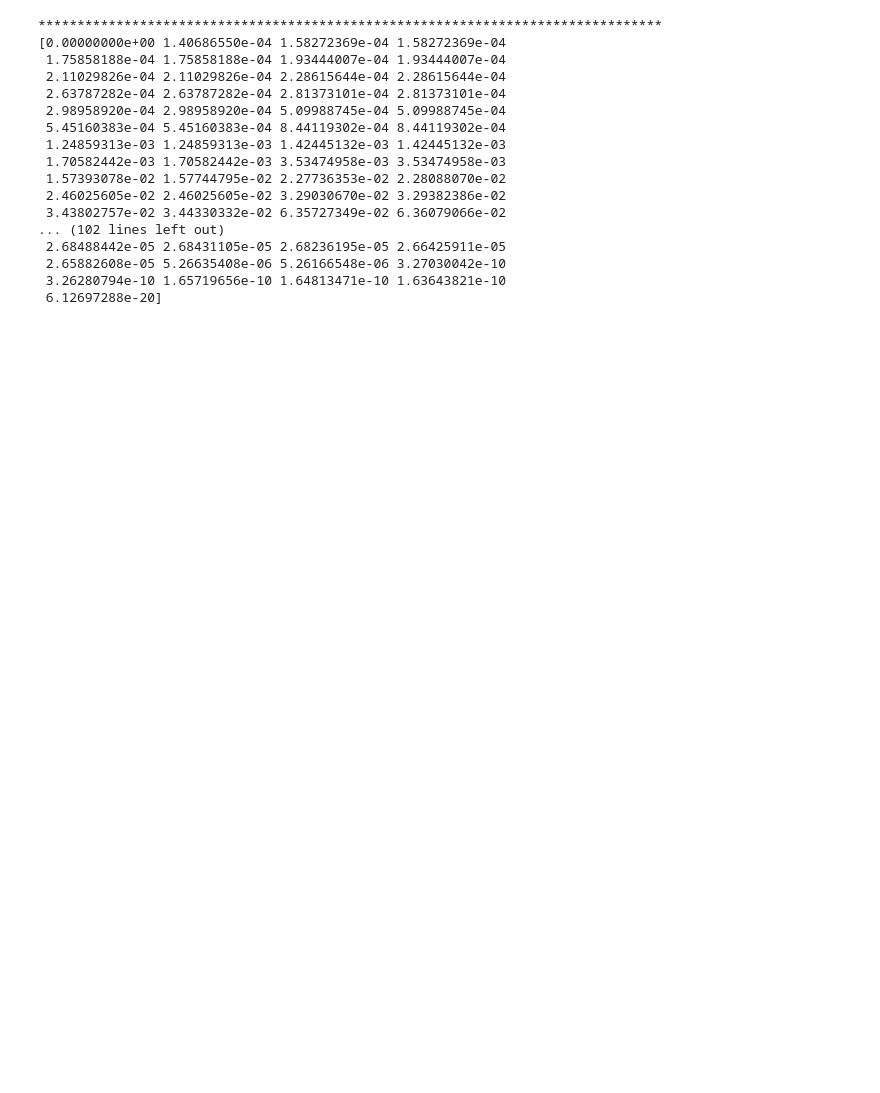
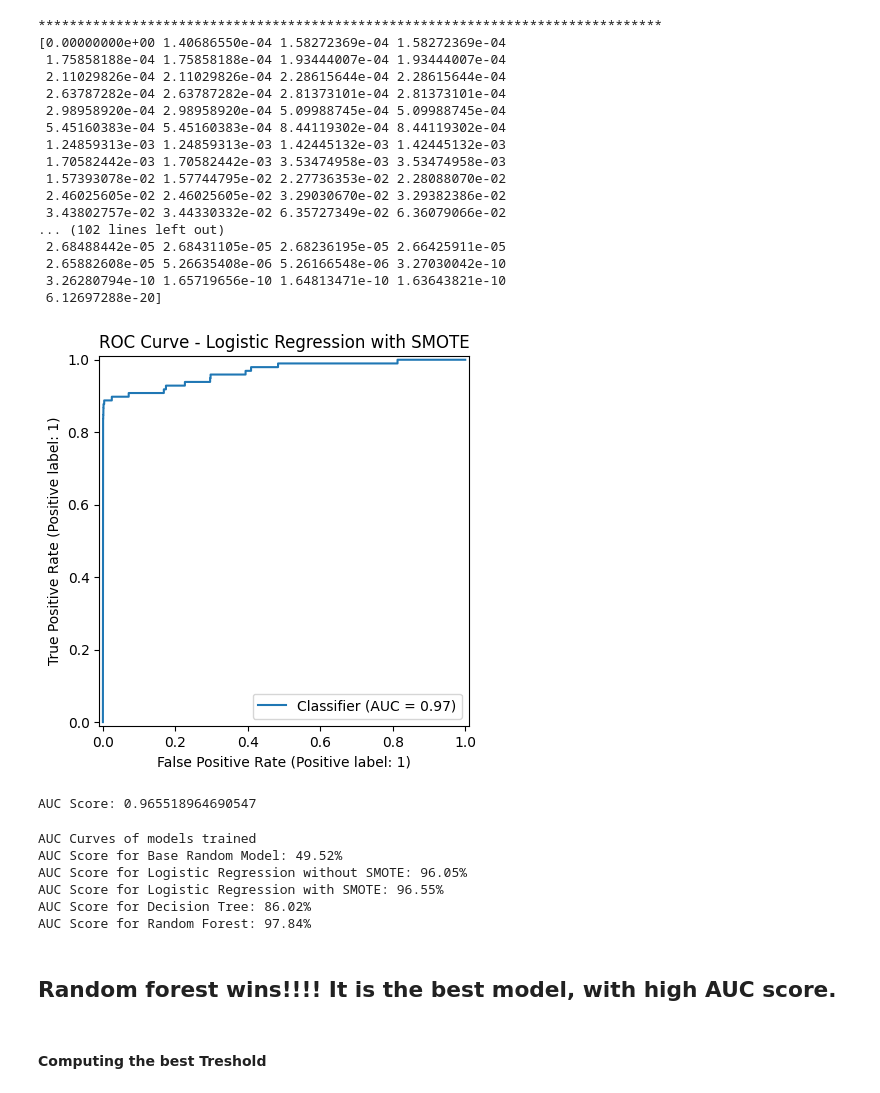
Before and after one commit to VeenaKodimala/Certificate-Program-in-AIML-IIT-Patna, a Jupyter notebook: MODULE 2 - CLASSICAL ML/Logistic Regression/Model_CreditCardFraud.ipynb, the cells around one changed output. Drawn from its saved outputs; the diff is of its cells as text; code cells hidden in the pictures; blank space fills up the shorter version.

Commit message:
AUC ROC Curve

```diff
--- a/MODULE 2 - CLASSICAL ML/Logistic Regression/Model_CreditCardFraud.ipynb
+++ b/MODULE 2 - CLASSICAL ML/Logistic Regression/Model_CreditCardFraud.ipynb
@@ -888,3 +889,37 @@ print(tresholdSmote)
  2.65882608e-05 5.26635408e-06 5.26166548e-06 3.27030042e-10
  3.26280794e-10 1.65719656e-10 1.64813471e-10 1.63643821e-10
  6.12697288e-20]
+# %%
+RocCurveDisplay.from_predictions(yTest,yProbaLgSmt)
+py.title("ROC Curve - Logistic Regression with SMOTE")
+py.show()
+# %% [output]
+[figure, added]
+# %%
+aucScore = roc_auc_score(yTest,yProbaLgSmt)
+print(f"AUC Score: {aucScore}")
+# %% [output]
+AUC Score: 0.965518964690547
+# %%
+print("AUC Curves of models trained")
+
+models=[("Base Random Model",yProbaRndm),
+        ("Logistic Regression without SMOTE",yProbaBase),
+        ("Logistic Regression with SMOTE",yProbaLgSmt),
+        ("Decision Tree",yProbaDesc),
+        ("Random Forest",yProbaRndmFrst)]
+
+for name,proba in models:
+    aucScore = roc_auc_score(yTest,proba)
+    print(f"AUC Score for {name}: {aucScore:.2%}")
+# %% [output]
+AUC Curves of models trained
+AUC Score for Base Random Model: 49.52%
+AUC Score for Logistic Regression without SMOTE: 96.05%
+AUC Score for Logistic Regression with SMOTE: 96.55%
+AUC Score for Decision Tree: 86.02%
+AUC Score for Random Forest: 97.84%
+# %% [markdown]
+## Random forest wins!!!! It is the best model, with high AUC score.
+# %% [markdown]
+#### Computing the best Treshold
```
Also changed, not shown: parts of 9 cells of this notebook.
